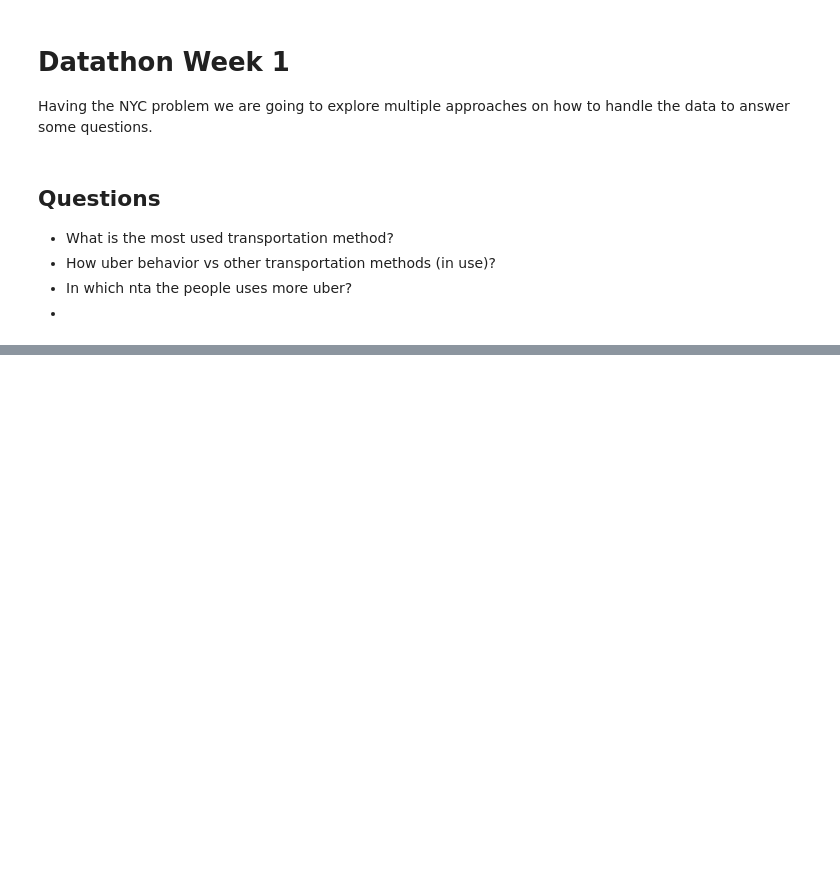
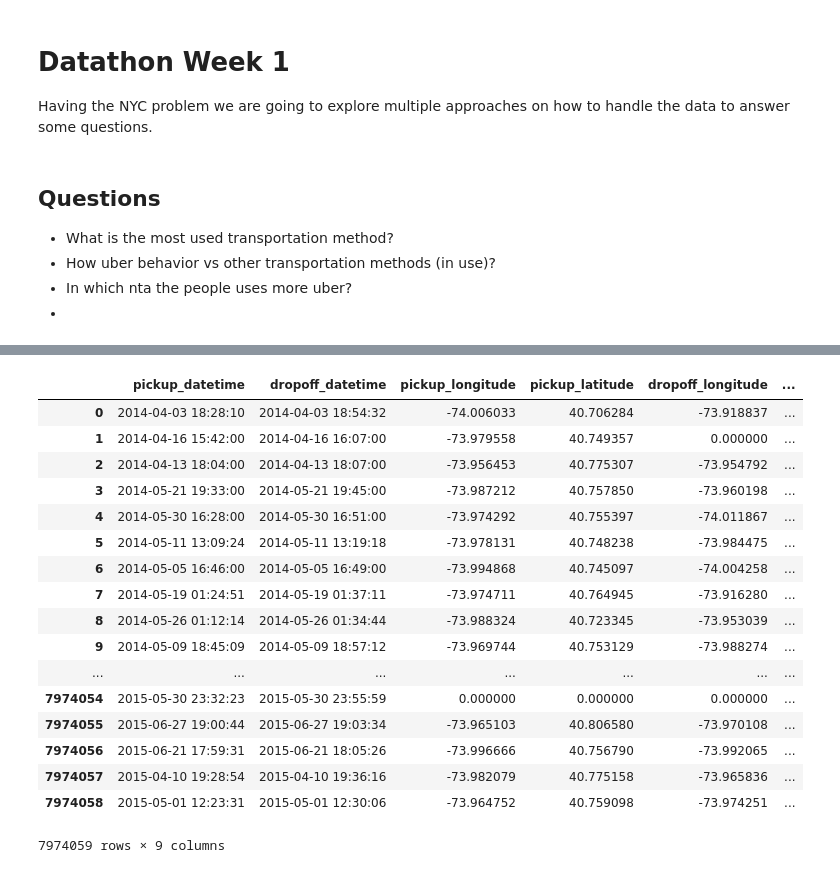
Before and after one commit to juanprq/datathon-week-1, a Jupyter notebook: source/Datathon week 1.ipynb, the cells around one changed output, grey strips where cells are left out. Cells and saved outputs as stored; diff of their text form; code cells hidden in the pictures; blank space fills up the shorter version.

```diff
--- a/source/Datathon week 1.ipynb
+++ b/source/Datathon week 1.ipynb
@@ -106,0 +282,21 @@ df.groupby([df['datetime'].dt.date]).count()
+# %%
+datasets['yellow_trips']
+# %% [output]
+|  | pickup_datetime | dropoff_datetime | pickup_longitude | pickup_latitude | dropoff_longitude | ... |
+| 0 | 2014-04-03 18:28:10 | 2014-04-03 18:54:32 | -74.006033 | 40.706284 | -73.918837 | ... |
+| 1 | 2014-04-16 15:42:00 | 2014-04-16 16:07:00 | -73.979558 | 40.749357 | 0.000000 | ... |
+| 2 | 2014-04-13 18:04:00 | 2014-04-13 18:07:00 | -73.956453 | 40.775307 | -73.954792 | ... |
+| 3 | 2014-05-21 19:33:00 | 2014-05-21 19:45:00 | -73.987212 | 40.757850 | -73.960198 | ... |
+| 4 | 2014-05-30 16:28:00 | 2014-05-30 16:51:00 | -73.974292 | 40.755397 | -74.011867 | ... |
+| 5 | 2014-05-11 13:09:24 | 2014-05-11 13:19:18 | -73.978131 | 40.748238 | -73.984475 | ... |
+| 6 | 2014-05-05 16:46:00 | 2014-05-05 16:49:00 | -73.994868 | 40.745097 | -74.004258 | ... |
+| 7 | 2014-05-19 01:24:51 | 2014-05-19 01:37:11 | -73.974711 | 40.764945 | -73.916280 | ... |
+| 8 | 2014-05-26 01:12:14 | 2014-05-26 01:34:44 | -73.988324 | 40.723345 | -73.953039 | ... |
+| 9 | 2014-05-09 18:45:09 | 2014-05-09 18:57:12 | -73.969744 | 40.753129 | -73.988274 | ... |
+| ... | ... | ... | ... | ... | ... | ... |
+| 7974054 | 2015-05-30 23:32:23 | 2015-05-30 23:55:59 | 0.000000 | 0.000000 | 0.000000 | ... |
+| 7974055 | 2015-06-27 19:00:44 | 2015-06-27 19:03:34 | -73.965103 | 40.806580 | -73.970108 | ... |
+| 7974056 | 2015-06-21 17:59:31 | 2015-06-21 18:05:26 | -73.996666 | 40.756790 | -73.992065 | ... |
+| 7974057 | 2015-04-10 19:28:54 | 2015-04-10 19:36:16 | -73.982079 | 40.775158 | -73.965836 | ... |
+| 7974058 | 2015-05-01 12:23:31 | 2015-05-01 12:30:06 | -73.964752 | 40.759098 | -73.974251 | ... |
+7974059 rows × 9 columns
```
Also changed, not shown: parts of 32 cells of this notebook, 4 other files.
